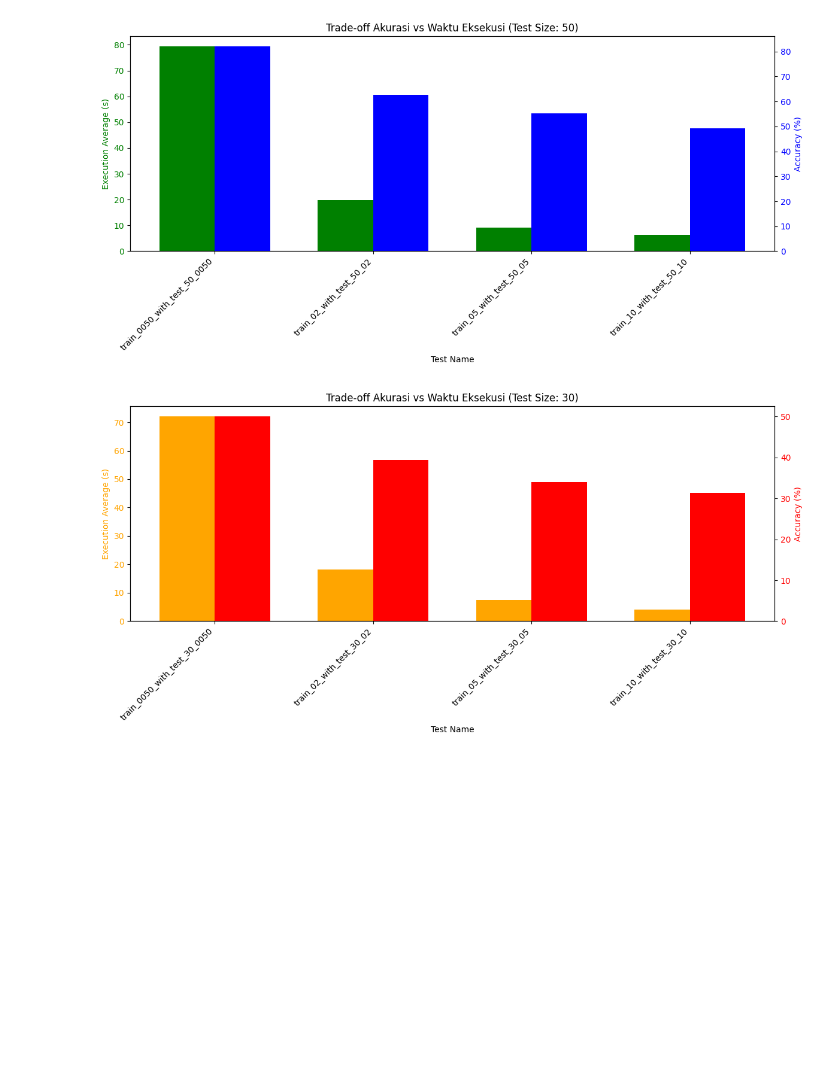
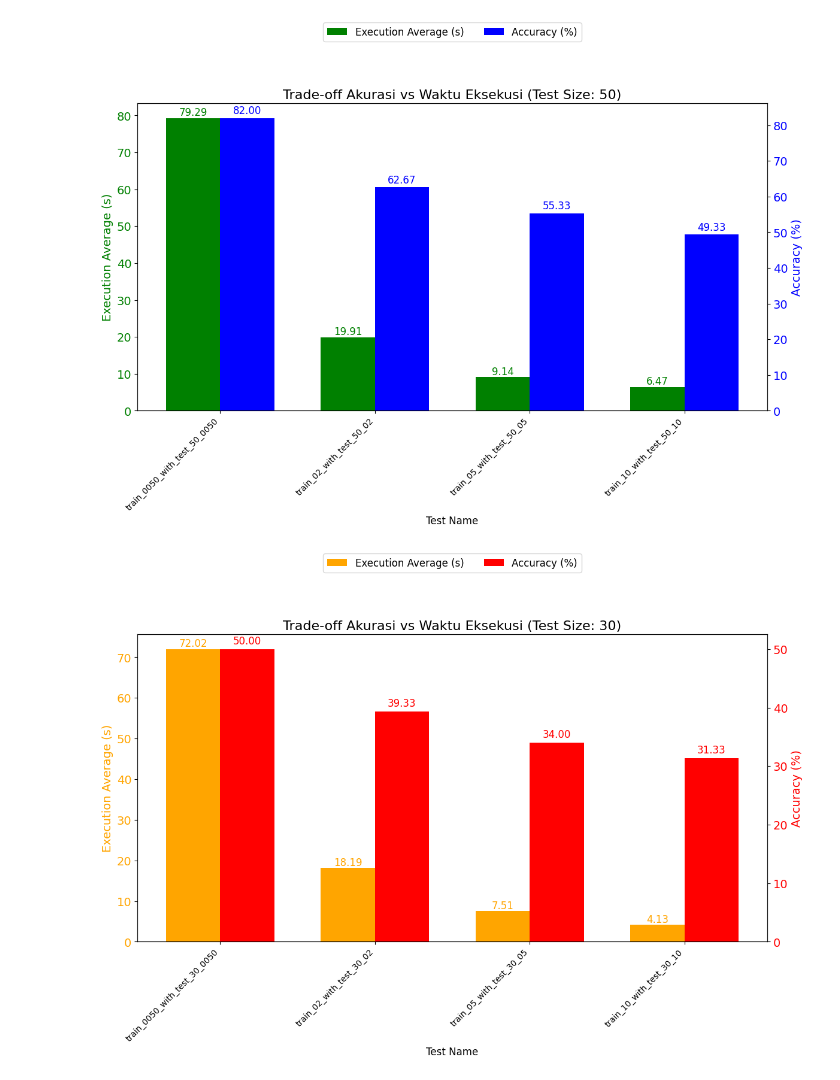
Before and after one commit to gdapriana/audiomatch, a Jupyter notebook: random/result_vis.ipynb, the cells around one changed output. Saved outputs shown, nothing was run; the diff lists cells and outputs as text; code cells hidden in the pictures; blank space fills up the shorter version.

```diff
--- a/random/result_vis.ipynb
+++ b/random/result_vis.ipynb
@@ -3,44 +3,58 @@ import pandas as pd
 import matplotlib.pyplot as plt
 import numpy as np
 # %%
-df = pd.read_csv('../resources/evaluation/evaluation.csv')
-
-df_50 = df[df["test_name"].str.contains("_50_")].sort_values(by=["accuracy (%)"], ascending=False)
-df_30 = df[df["test_name"].str.contains("_30_")].sort_values(by=["accuracy (%)"], ascending=False)
-
 def plot_bar_tradeoff(df_subset, title, color1, color2):
   labels = df_subset["test_name"]
   exec_avg = df_subset["execution_average (s)"]
   accuracy = df_subset["accuracy (%)"]
 
-  x = np.arange(len(labels))  # lokasi label pada sumbu x
-  width = 0.35  # lebar batang
+  x = np.arange(len(labels))
+  width = 0.35
 
-  fig, ax1 = plt.subplots(figsize=(12, 6))
+  fig, ax1 = plt.subplots(figsize=(12, 8))
 
-  # Bar pertama untuk execution average
-  bars1 = ax1.bar(x - width/2, exec_avg, width, label='Execution Average (s)', color=color1)
-  ax1.set_xlabel('Test Name')
-  ax1.set_ylabel('Execution Average (s)', color=color1)
-  ax1.tick_params(axis='y', labelcolor=color1)
+  bars1 = ax1.bar(x - width/2, exec_avg, width, color=color1)
+  ax1.set_xlabel('Test Name', fontsize=12)
+  ax1.set_ylabel('Execution Average (s)', color=color1, fontsize=14)
   ax1.set_xticks(x)
-  ax1.set_xticklabels(labels, rotation=45, ha='right')
+  ax1.set_xticklabels(labels, rotation=45, ha='right', fontsize=10)
 
-  # Membuat axis kedua untuk accuracy
+  # Perbesar angka di sumbu Y kiri
+  ax1.tick_params(axis='y', labelcolor=color1, labelsize=14)
+
+  for bar in bars1:
+    height = bar.get_height()
+    ax1.text(bar.get_x() + bar.get_width()/2, height + 0.01, f'{height:.2f}',
+             ha='center', va='bottom', fontsize=12, color=color1)
+
   ax2 = ax1.twinx()
-  bars2 = ax2.bar(x + width/2, accuracy, width, label='Accuracy (%)', color=color2)
-  ax2.set_ylabel('Accuracy (%)', color=color2)
-  ax2.tick_params(axis='y', labelcolor=color2)
+  bars2 = ax2.bar(x + width/2, accuracy, width, color=color2)
+  ax2.set_ylabel('Accuracy (%)', color=color2, fontsize=14)
 
-  plt.title(title)
-  fig.tight_layout()
+  # Perbesar angka di sumbu Y kanan
+  ax2.tick_params(axis='y', labelcolor=color2, labelsize=14)
+
+  for bar in bars2:
+    height = bar.get_height()
+    ax2.text(bar.get_x() + bar.get_width()/2, height + 0.5, f'{height:.2f}',
+             ha='center', va='bottom', fontsize=12, color=color2)
+
+  from matplotlib.patches import Patch
+  legend_elements = [
+    Patch(facecolor=color1, label='Execution Average (s)'),
+    Patch(facecolor=color2, label='Accuracy (%)')
+  ]
+  fig.legend(handles=legend_elements, loc='upper center', ncol=2, fontsize=12, bbox_to_anchor=(0.5, 1.08))
+
+  plt.title(title, fontsize=16)
+  fig.tight_layout(rect=[0, 0, 1, 0.95])
   plt.show()
 
-# Plot untuk test size 50
+  # Plot untuk test size 50
 plot_bar_tradeoff(df_50, "Trade-off Akurasi vs Waktu Eksekusi (Test Size: 50)", 'green', 'blue')
 
 # Plot untuk test size 30
 plot_bar_tradeoff(df_30, "Trade-off Akurasi vs Waktu Eksekusi (Test Size: 30)", 'orange', 'red')
 # %% [output]
-[figure, old version]
+[figure, new version]
-[figure, old version]
+[figure, new version]
```
Also changed, not shown: 3 other files.
